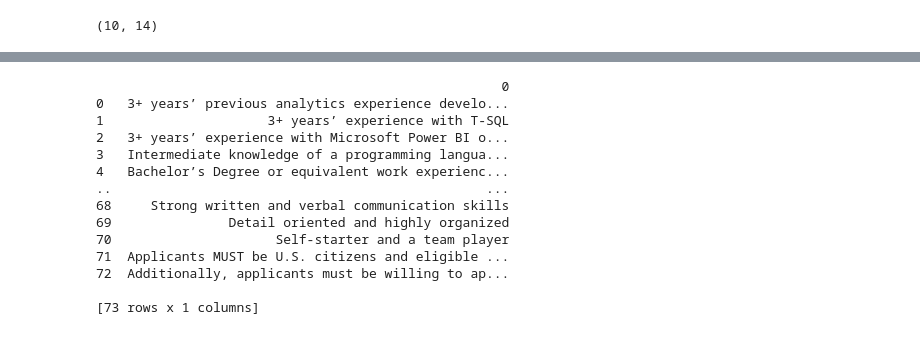
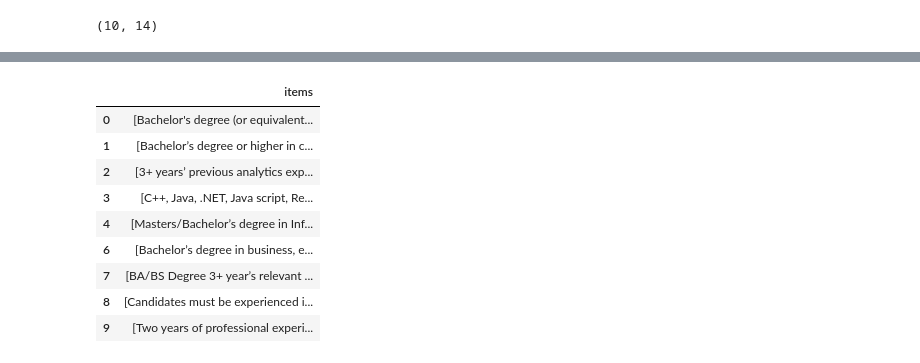
Before and after one commit to danielrodriguez007/Data_Analysis, a Jupyter notebook: Project_Search.ipynb, the cells around one changed output, grey strips where cells are left out. Cells and saved outputs as stored; diff of their text form; code cells hidden in the pictures.

```diff
--- a/Project_Search.ipynb
+++ b/Project_Search.ipynb
@@ -136,24 +117,21 @@ Ujobs = jobs_df2[0].apply(pd.Series) #applying Series to read data
 # %%
 Ujobs = Ujobs.drop(columns = "title") #Eliminated column with irrelevant information
+Ujobs = Ujobs.dropna()
+# %%
+Ujobs
+# %% [output]
+|  | items |
+| 0 | [Bachelor's degree (or equivalent... |
+| 1 | [Bachelor’s degree or higher in c... |
+| 2 | [3+ years’ previous analytics exp... |
+| 3 | [C++, Java, .NET, Java script, Re... |
+| 4 | [Masters/Bachelor’s degree in Inf... |
+| 6 | [Bachelor’s degree in business, e... |
+| 7 | [BA/BS Degree 3+ year’s relevant ... |
+| 8 | [Candidates must be experienced i... |
+| 9 | [Two years of professional experi... |
 # %%
 # Creating new DataFrame extracting data to search keywords
 toolsJob = pd.DataFrame()
 for i in Ujobs['items']:
   toolsJob = toolsJob.append(i,ignore_index=True)
-
-print(toolsJob)
-# %% [output]
-                                                    0
-0   3+ years’ previous analytics experience develo...
-1                     3+ years’ experience with T-SQL
-2   3+ years’ experience with Microsoft Power BI o...
-3   Intermediate knowledge of a programming langua...
-4   Bachelor’s Degree or equivalent work experienc...
-..                                                ...
-68     Strong written and verbal communication skills
-69               Detail oriented and highly organized
-70                     Self-starter and a team player
-71  Applicants MUST be U.S. citizens and eligible ...
-72  Additionally, applicants must be willing to ap...
-
-[73 rows x 1 columns]
```
Also changed, not shown: parts of 20 cells of this notebook.
